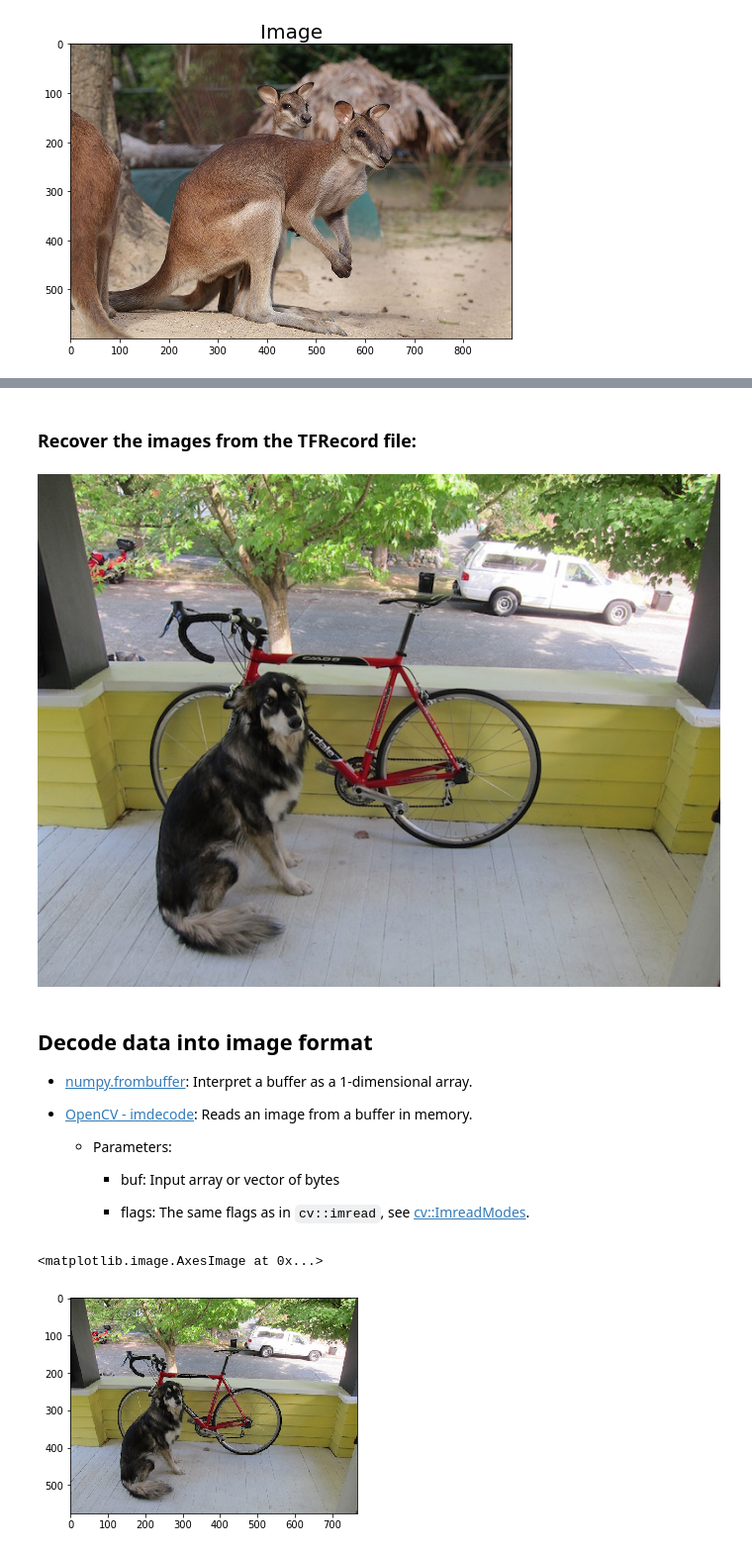
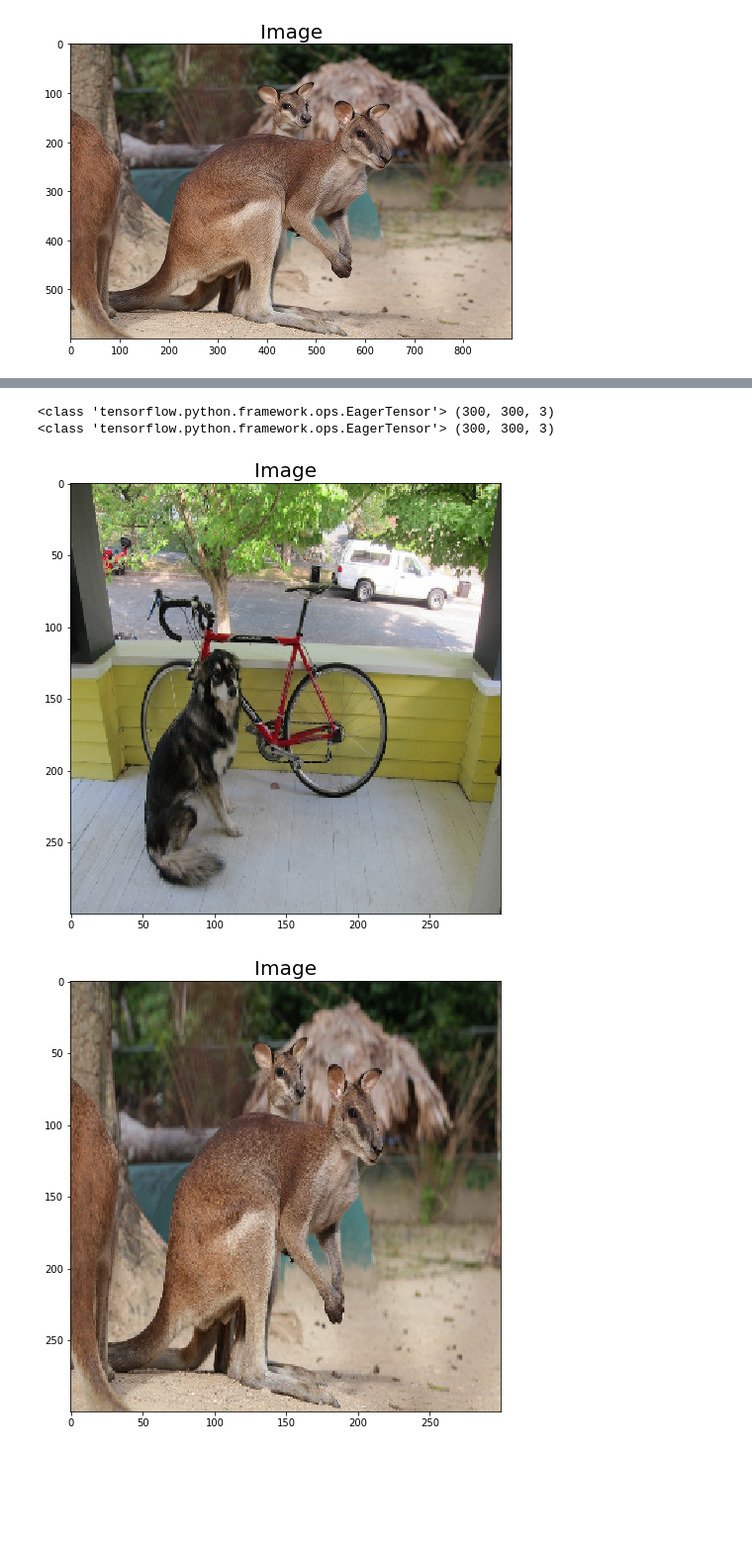
Before and after one commit to kaka-lin/tensorflow2-tutorials, a Jupyter notebook: data/load_and_preprocess_data/images/01_introduction.ipynb, the cells around one changed output, grey strips where cells are left out. Shown at 99% size. Saved outputs shown, nothing was run; the diff lists cells and outputs as text; code cells hidden in the pictures; blank space fills up the shorter version.

```diff
--- a/load_and_preprocess_data/tfrecords/04_ reading_and_writing_image_data.ipynb
+++ b/data/load_and_preprocess_data/images/01_introduction.ipynb
@@ -64,13 +15,14 @@ def serialize_example(feature0, feature1, feature2, feature3):
 # %%
-image_path = '../images/img/'
-images = glob.glob(image_path + '*.jpg')
+img_path = '../img/'
+images = glob.glob(img_path + '*.jpg')
 
 for fname in images:
-    image = mpimg.imread(fname)
+    img = mpimg.imread(fname)
+
     f, (ax1) = plt.subplots(1, 1, figsize=(8,8))
-    f.subplots_adjust(hspace = .2, wspace = .05)
+    f.subplots_adjust(hspace = .2, wspace=.05)
 
-    ax1.imshow(image)
+    ax1.imshow(img)
     ax1.set_title('Image', fontsize=20)
 # %% [output]
 [figure]
@@ -182,30 +30,24 @@ parsed_image_dataset
-# %% [markdown]
-### Recover the images from the TFRecord file:
-# %%
-import IPython.display as display
-for image_features in parsed_image_dataset:
-    #print(repr(image_features))
-    image_raw = image_features['image_raw'].numpy()
-    display.display(display.Image(data=image_raw))
-# %% [output]
-[figure, removed]
-# %% [markdown]
-## Decode data into image format
-
-- [numpy.frombuffer](https://docs.scipy.org/doc/numpy/reference/generated/numpy.frombuffer.html#numpy-frombuffer):
-    Interpret a buffer as a 1-dimensional array.
-
-- [OpenCV - imdecode](https://docs.opencv.org/2.4/modules/highgui/doc/reading_and_writing_images_and_video.html):
-    Reads an image from a buffer in memory.
-
-    - Parameters:
-
-        * buf: Input array or vector of bytes
-
-        * flags: The same flags as in `cv::imread`, see [cv::ImreadModes](https://docs.opencv.org/master/d4/da8/group__imgcodecs.html).
-# %%
-image_decode =  cv2.imdecode(np.frombuffer(image_raw, np.uint8), -1)
-plt.imshow(cv2.cvtColor(image_decode, cv2.COLOR_BGR2RGB))
-# %% [output]
-<matplotlib.image.AxesImage at 0x...>
-[figure, removed]
+# %%
+def preprocess_image(image):
+    image = tf.image.decode_jpeg(image)
+    image = tf.image.resize(image, [300, 300])
+    image /= 255.0 # normalize to [0, 1] range
+    return image
+
+def load_and_preprocess_image(path):
+    image = tf.io.read_file(path)
+    return preprocess_image(image)
+# %%
+for fname in images:
+    f, (ax1) = plt.subplots(1, 1, figsize=(8,8))
+    f.subplots_adjust(hspace = .2, wspace=.05)
+    image = load_and_preprocess_image(fname)
+    print(type(image), image.shape)
+
+    ax1.imshow(image)
+    ax1.set_title('Image', fontsize=20)
+# %% [output]
+<class 'tensorflow.python.framework.ops.EagerTensor'> (300, 300, 3)
+<class 'tensorflow.python.framework.ops.EagerTensor'> (300, 300, 3)
+[figure, added]
+[figure, added]
```
Also changed, not shown: parts of 21 cells of this notebook, 6 other files.
